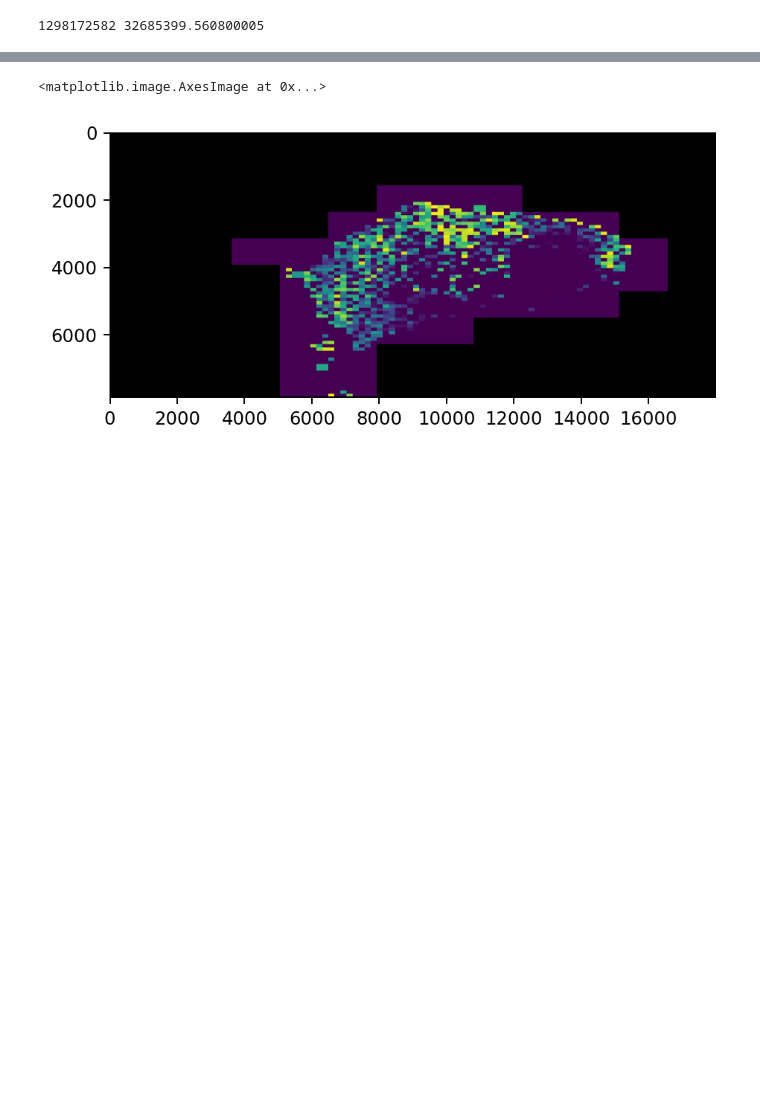
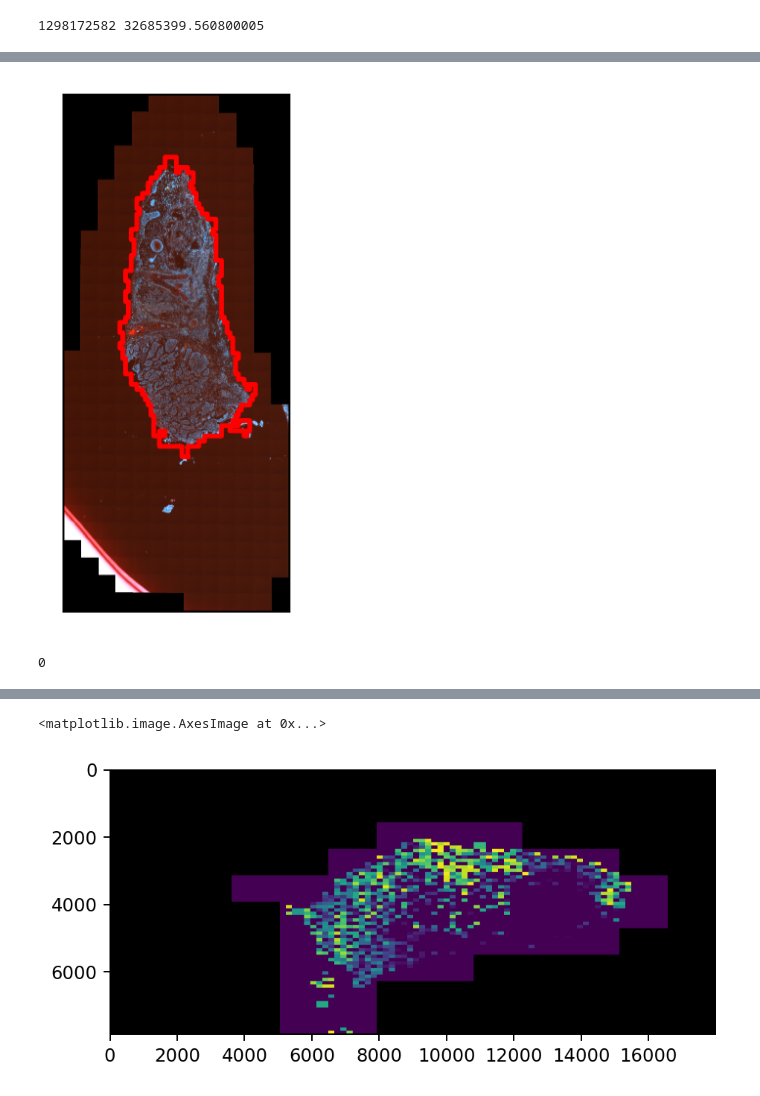
Before and after one commit to BiomedicalMachineLearning/SkinSpatial, a Jupyter notebook: Posprocess_result_from_QuPath.ipynb, the cells around one changed output, grey strips where cells are left out. Drawn from its saved outputs; the diff is of its cells as text; code cells hidden in the pictures; blank space fills up the shorter version.

```diff
--- a/Posprocess_result_from_QuPath.ipynb
+++ b/Posprocess_result_from_QuPath.ipynb
@@ -491,0 +553,23 @@ mu_metric4 = (3107.63, 7976.64)
+# %%
+# Find contours at a constant value of 0.8
+from skimage import measure
+gray_all = cv2.cvtColor(mask_by_dapi, cv2.COLOR_RGB2GRAY)
+contours = measure.find_contours(gray_all, 0.8)
+# %%
+# Display the image and plot all contours found
+# img_all_origin
+
+fig, ax = plt.subplots()
+# ax.imshow(np.zeros_like(mask_by_dapi), cmap=plt.cm.gray)
+ax.imshow(img_all_origin, cmap=plt.cm.gray)
+
+for n, contour in enumerate(contours[0:1]):
+    ax.plot(contour[:, 1], contour[:, 0], 'r',linewidth=2)
+
+ax.axis('image')
+ax.set_xticks([])
+ax.set_yticks([])
+plt.show()
+fig.savefig('Contour_over_R1s1.pdf')
+# %% [output]
+[figure, added]
@@ -491,0 +581,5 @@ mu_metric4 = (3107.63, 7976.64)
+# %%
+fill_contour = fill_contour.astype('int')
+fill_contour.min()
+# %% [output]
+0
```
Also changed, not shown: parts of 21 cells of this notebook, 1 other file.
